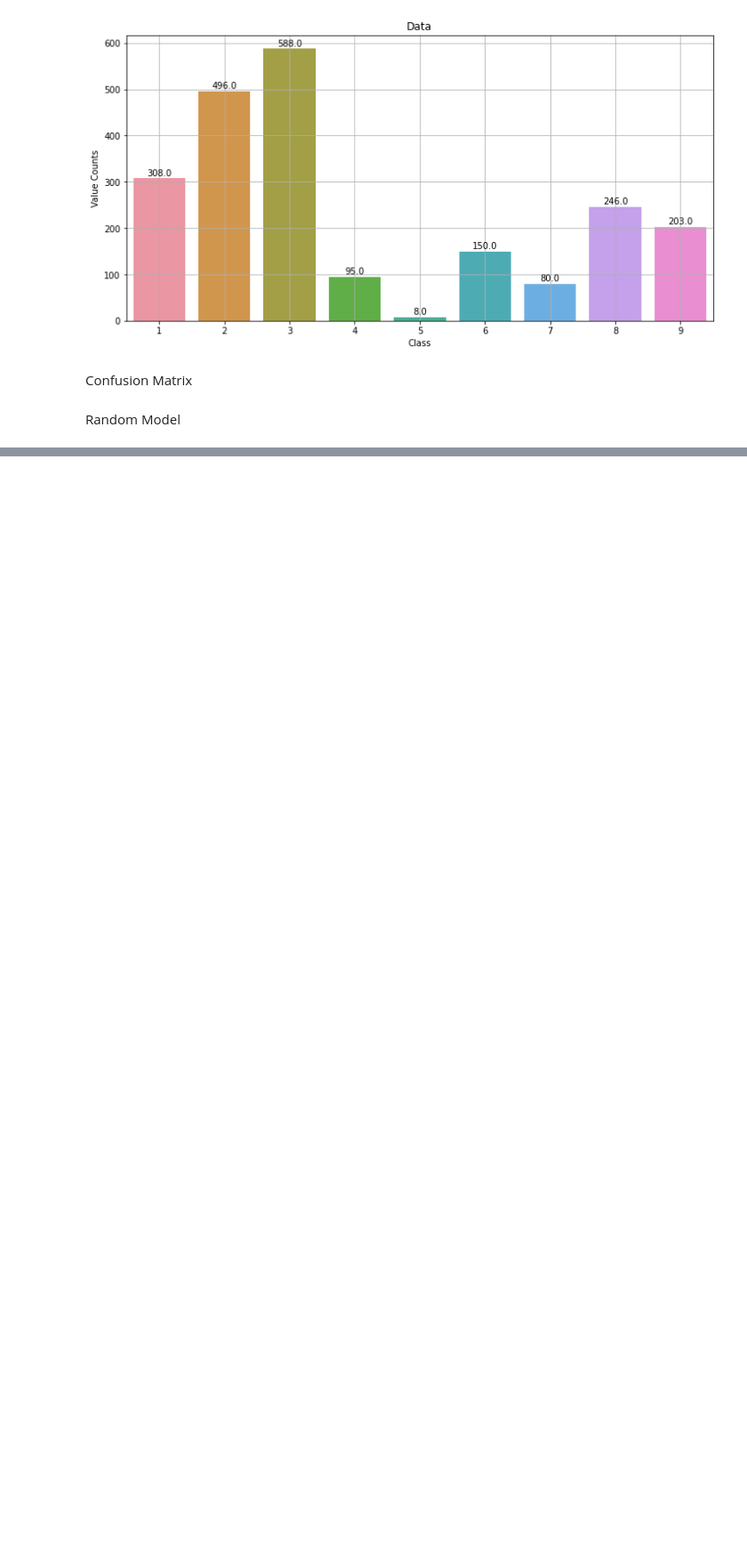
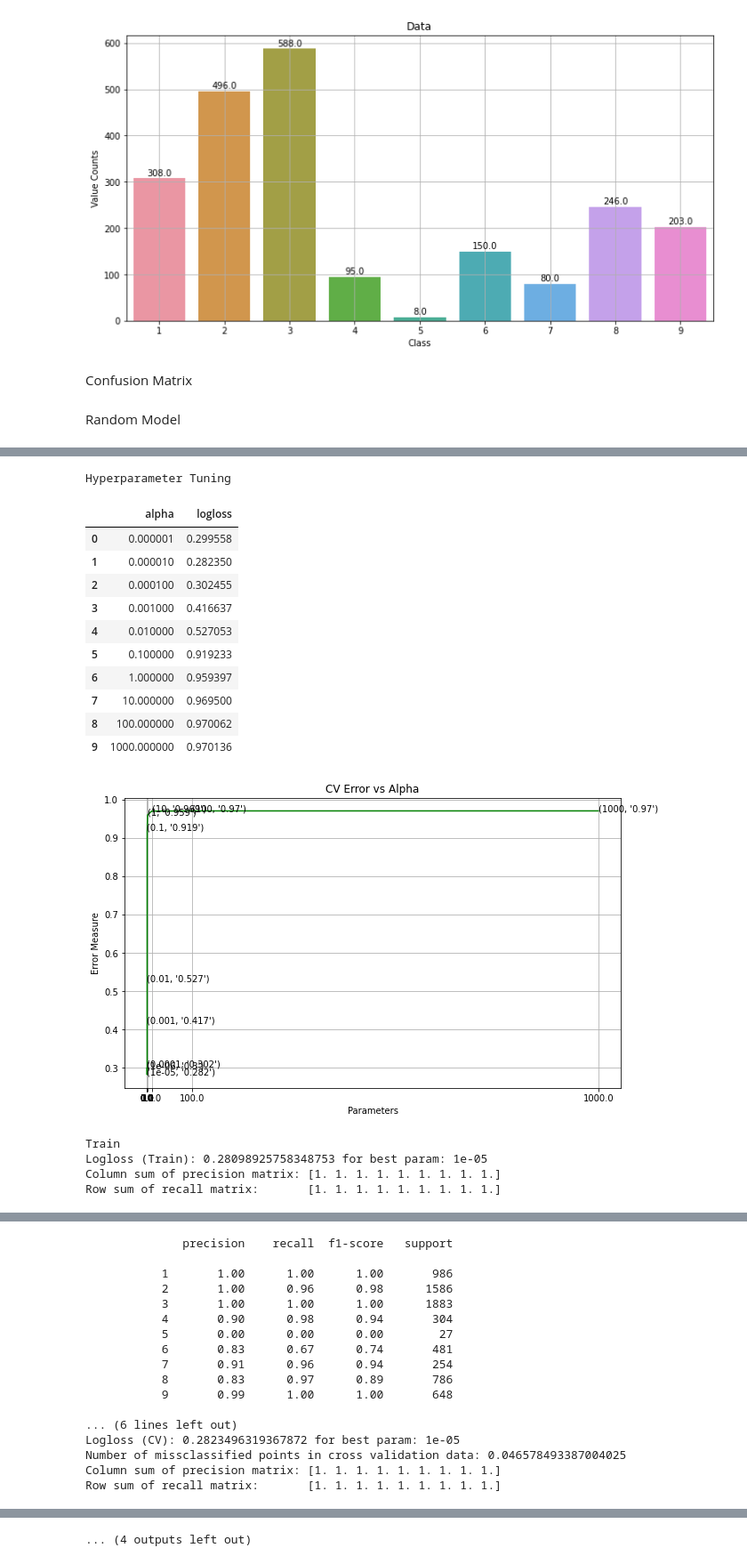
Before and after one commit to mohd-saifuddin/Applied-Roots, a Jupyter notebook: Applied-AI-Course/Modules/M06-ML-Case-Studies/06-Microsoft-Malware-Detection/Microsoft-Malware-Detection-Practice.ipynb, the cells around one changed output, grey strips where cells are left out. Shown at 89% size. Saved outputs shown, nothing was run; the diff lists cells and outputs as text; code cells hidden in the pictures; blank space fills up the shorter version.

```diff
--- a/Applied-AI-Course/Modules/M06-ML-Case-Studies/06-Microsoft-Malware-Detection/Microsoft-Malware-Detection-Practice.ipynb
+++ b/Applied-AI-Course/Modules/M06-ML-Case-Studies/06-Microsoft-Malware-Detection/Microsoft-Malware-Detection-Practice.ipynb
@@ -635,0 +954,31 @@ weighted avg       0.17      0.10      0.12      2174
+# %%
+alpha_params = [10 ** x for x in range(-6, 4)]
+
+lr_clf, lr_sig_clf = build_linear_model(X_train=X_train,
+                                        X_cv=X_cv,
+                                        X_test=X_test,
+                                        y_train=y_train,
+                                        y_cv=y_cv,
+                                        y_test=y_test,
+                                        loss_type='log_loss',
+                                        hparams=alpha_params,
+                                        logify=False,
+                                        balancing=False)
+# %% [output]
+Hyperparameter Tuning
+|  | alpha | logloss |
+| 0 | 0.000001 | 0.299558 |
+| 1 | 0.000010 | 0.282350 |
+| 2 | 0.000100 | 0.302455 |
+| 3 | 0.001000 | 0.416637 |
+| 4 | 0.010000 | 0.527053 |
+| 5 | 0.100000 | 0.919233 |
+| 6 | 1.000000 | 0.959397 |
+| 7 | 10.000000 | 0.969500 |
+| 8 | 100.000000 | 0.970062 |
+| 9 | 1000.000000 | 0.970136 |
+[figure, added]
+Train
+Logloss (Train): 0.28098925758348753 for best param: 1e-05
+Column sum of precision matrix: [1. 1. 1. 1. 1. 1. 1. 1. 1.]
+Row sum of recall matrix:       [1. 1. 1. 1. 1. 1. 1. 1. 1.]
@@ -635,0 +988,17 @@ weighted avg       0.17      0.10      0.12      2174
+              precision    recall  f1-score   support
+
+           1       1.00      1.00      1.00       986
+           2       1.00      0.96      0.98      1586
+           3       1.00      1.00      1.00      1883
+           4       0.90      0.98      0.94       304
+           5       0.00      0.00      0.00        27
+           6       0.83      0.67      0.74       481
+           7       0.91      0.96      0.94       254
+           8       0.83      0.97      0.89       786
+           9       0.99      1.00      1.00       648
+
+... (6 lines left out)
+Logloss (CV): 0.2823496319367872 for best param: 1e-05
+Number of missclassified points in cross validation data: 0.046578493387004025
+Column sum of precision matrix: [1. 1. 1. 1. 1. 1. 1. 1. 1.]
+Row sum of recall matrix:       [1. 1. 1. 1. 1. 1. 1. 1. 1.]
@@ -635,0 +1025 @@ weighted avg       0.17      0.10      0.12      2174
+... (4 outputs left out)
```
Also changed, not shown: parts of 19 cells of this notebook.
